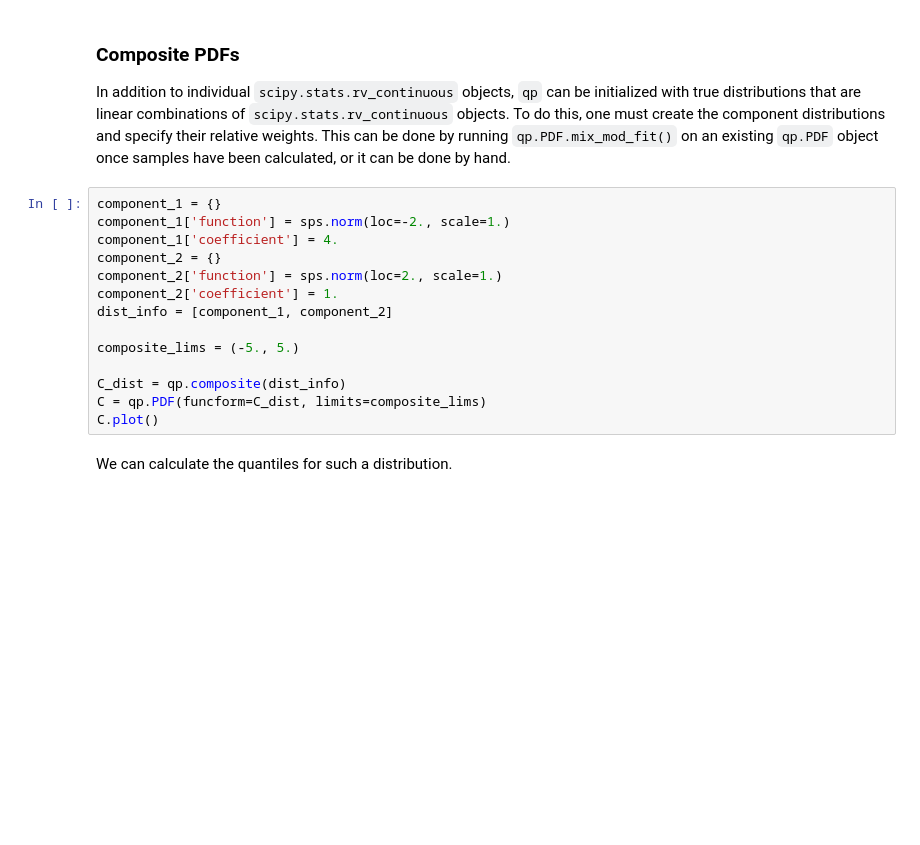
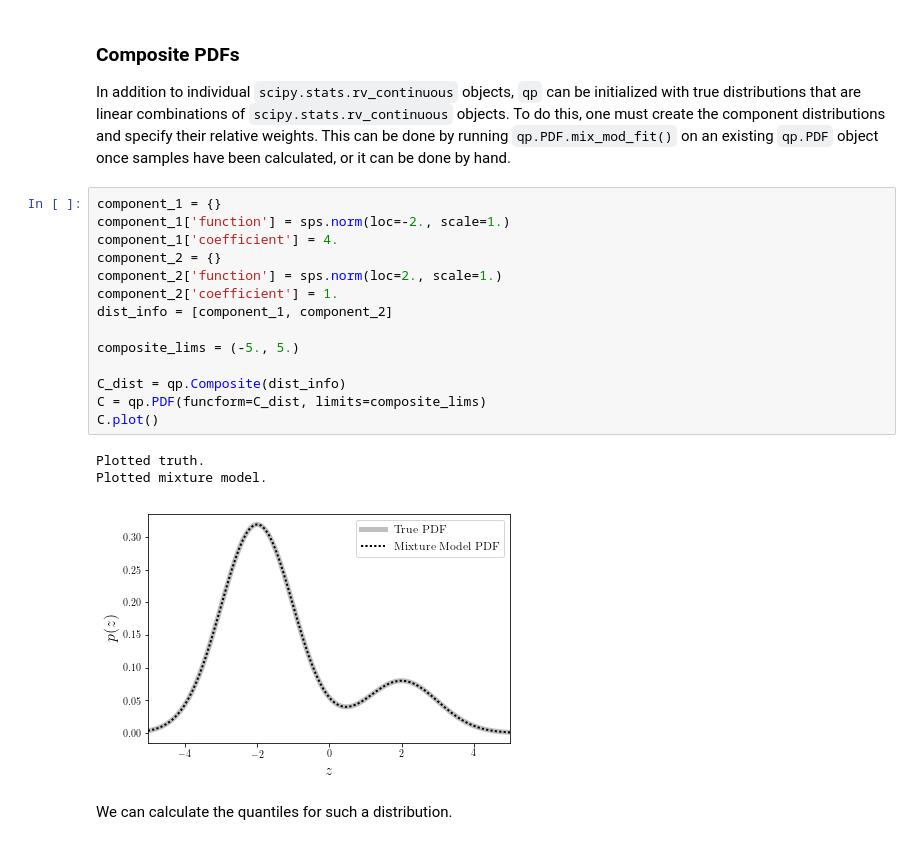
Before and after one commit to aimalz/qp, a Jupyter notebook: docs/notebooks/demo.ipynb, the cells around one changed output. Saved outputs shown, nothing was run; the diff lists cells and outputs as text; blank space fills up the shorter version.

```diff
--- a/docs/notebooks/demo.ipynb
+++ b/docs/notebooks/demo.ipynb
@@ -242,17 +450,21 @@ In addition to individual `scipy.stats.rv_continuous` objects, `qp` can be initi
 # %%
 component_1 = {}
 component_1['function'] = sps.norm(loc=-2., scale=1.)
 component_1['coefficient'] = 4.
 component_2 = {}
 component_2['function'] = sps.norm(loc=2., scale=1.)
 component_2['coefficient'] = 1.
 dist_info = [component_1, component_2]
 
 composite_lims = (-5., 5.)
 
-C_dist = qp.composite(dist_info)
+C_dist = qp.Composite(dist_info)
 C = qp.PDF(funcform=C_dist, limits=composite_lims)
 C.plot()
+# %% [output]
+Plotted truth.
+Plotted mixture model.
+[figure, added]
 # %% [markdown]
 We can calculate the quantiles for such a distribution.
 # %%
```
Also changed, not shown: parts of 33 cells of this notebook, 10 other files.
